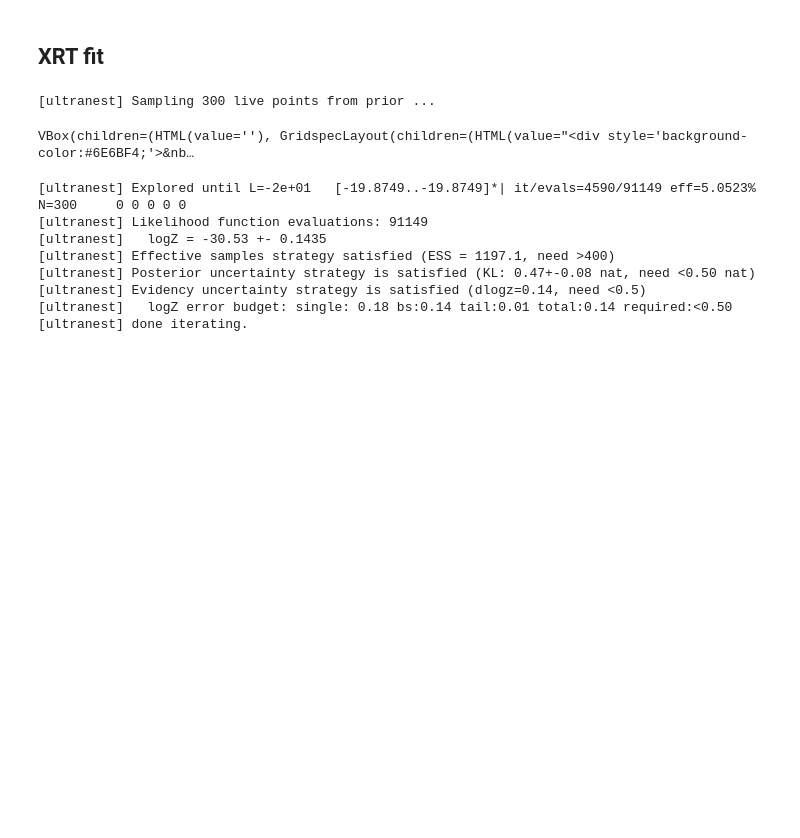
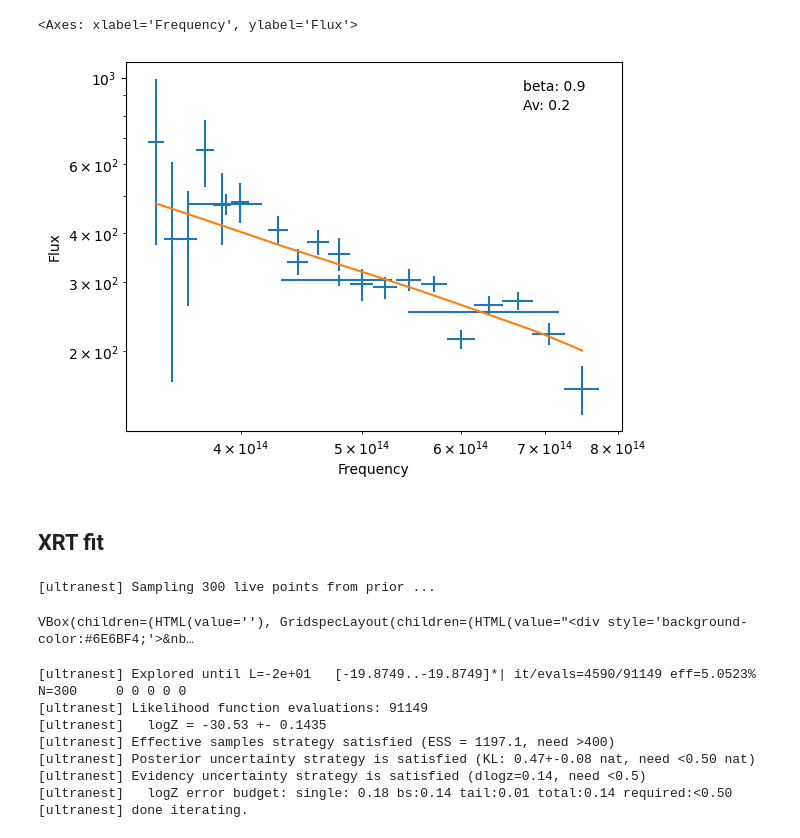
Before and after one commit to 7DimensionalTelescope/GRB251013C, a Jupyter notebook: run.ipynb, the cells around one changed output. Cells and saved outputs as stored; diff of their text form; code cells hidden in the pictures; blank space fills up the shorter version.

```diff
--- a/run.ipynb
+++ b/run.ipynb
@@ -44,3 +34,9 @@ from matplotlib import pyplot as plt
+# %%
+alz_sed.plot_data()
+alz_sed.plot_model(show_param=True)
+# %% [output]
+<Axes: xlabel='Frequency', ylabel='Flux'>
+[figure, added]
 # %% [markdown]
 ## XRT fit
 # %%
```
Also changed, not shown: parts of 27 cells of this notebook, 11 other files.
